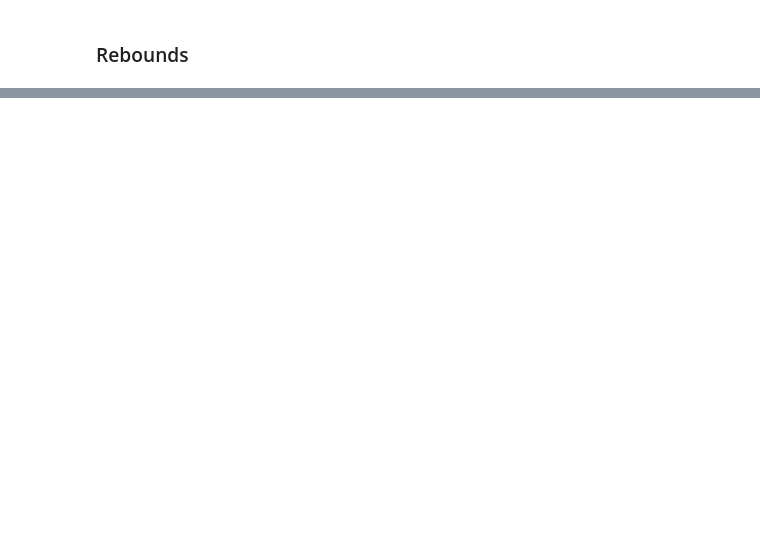
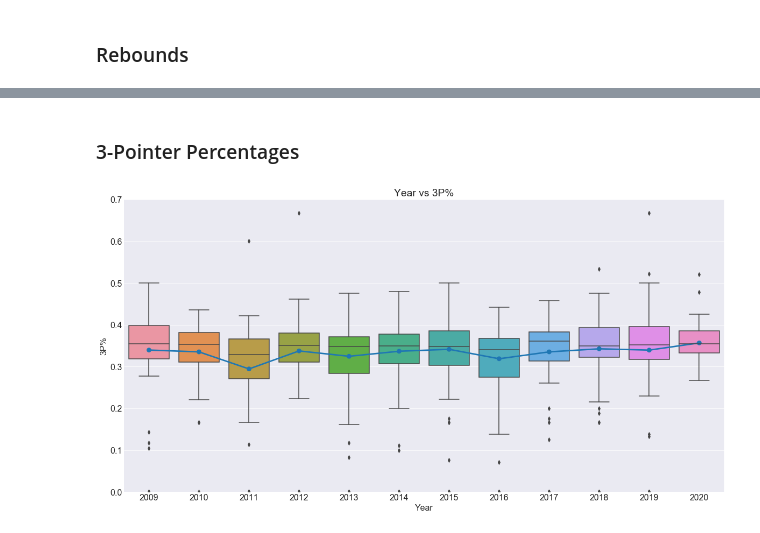
Before and after one commit to chungtseng96/NBA-Rookie-Stat-Predictions, a Jupyter notebook: notebook/eda/Exploratory Data Analysis .ipynb, the cells around one changed output, grey strips where cells are left out. Drawn from its saved outputs; the diff is of its cells as text; code cells hidden in the pictures; blank space fills up the shorter version.

```diff
--- a/notebook/eda/Exploratory Data Analysis .ipynb
+++ b/notebook/eda/Exploratory Data Analysis .ipynb
@@ -56,0 +81,13 @@ plt.show()
+# %% [markdown]
+### 3-Pointer Percentages
+# %%
+fig, ax = plt.subplots(figsize=(20,10))
+plt.title('Year vs 3P%')
+sns.boxplot(college['year'], college['3P%'], ax=ax)
+sns.pointplot(x='year', y='3P%', data=college.groupby('year', as_index=False).mean(), ax=ax)
+plt.ylim(0.0,0.7)
+plt.xlabel('Year')
+plt.ylabel('3P%')
+plt.show()
+# %% [output]
+[figure, added]
```
Also changed, not shown: parts of 21 cells of this notebook, 3 other files.
